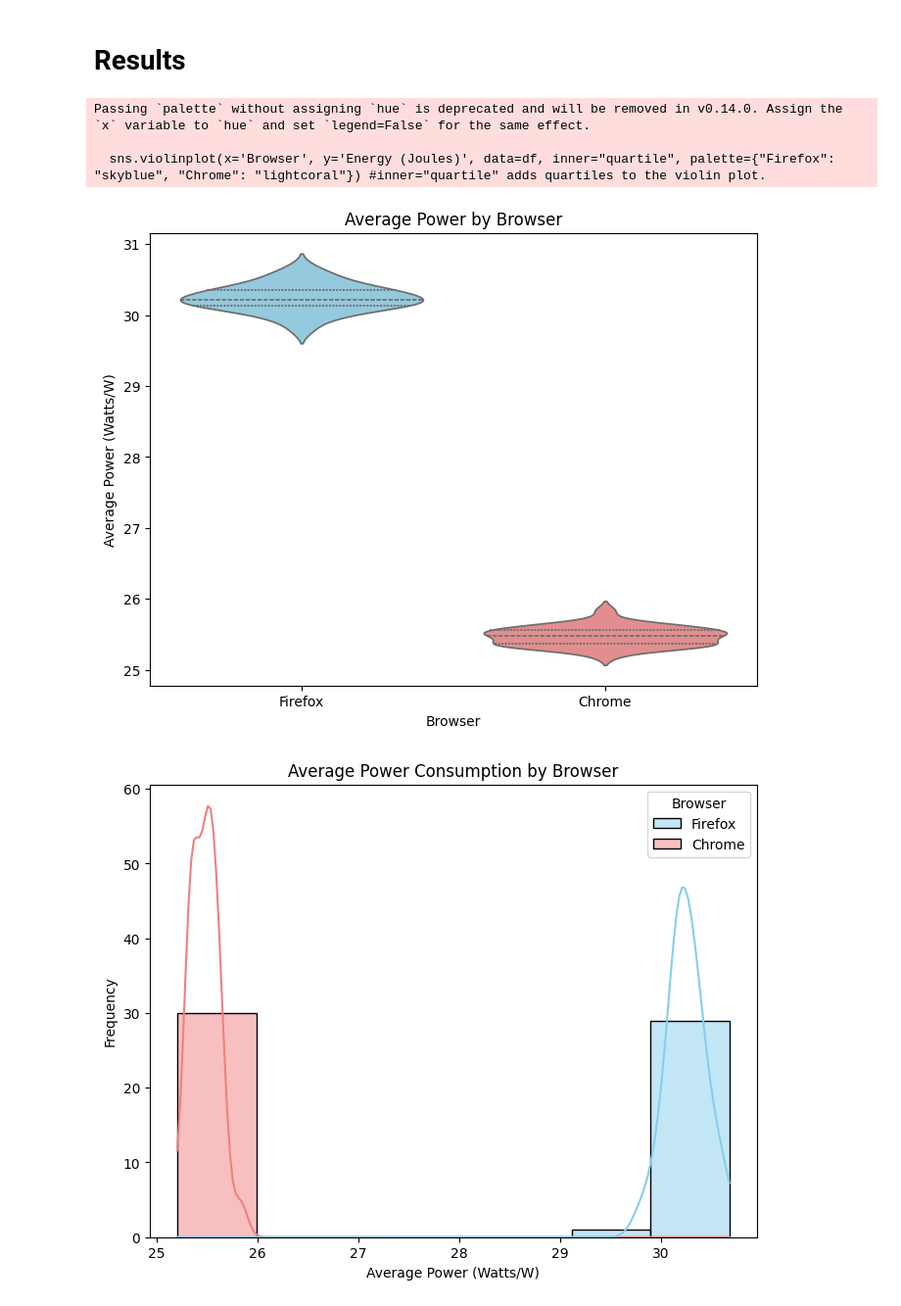
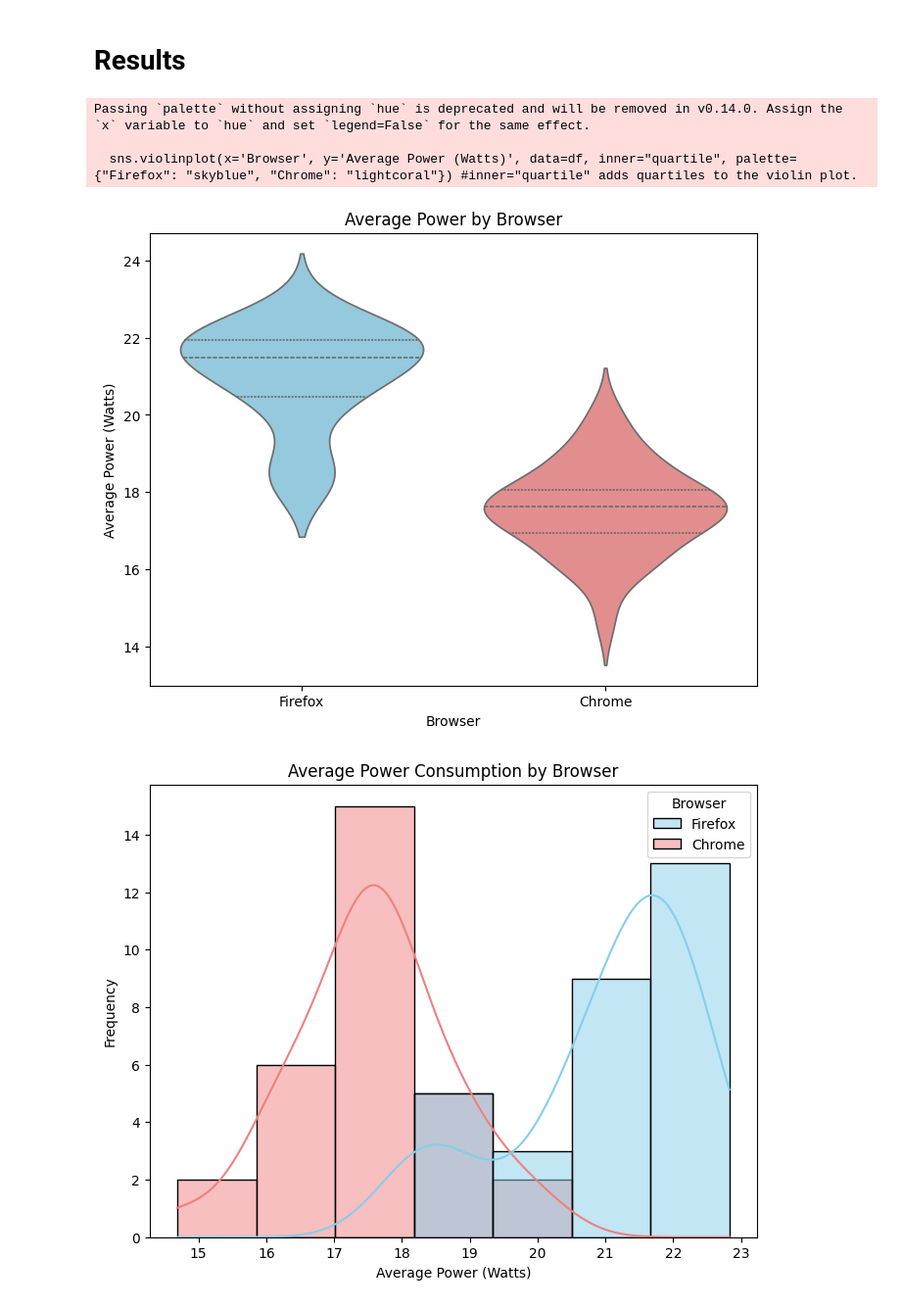
Before and after one commit to D4vidHuang/SSE_EnergyMeasurement, a Jupyter notebook: linux_scripts/data_processing.ipynb, the cells around one changed output. Shown at 98% size. Saved outputs shown, nothing was run; the diff lists cells and outputs as text; code cells hidden in the pictures.

Commit message:
results for reddit browsing linux

```diff
--- a/linux_scripts/data_processing.ipynb
+++ b/linux_scripts/data_processing.ipynb
@@ -7,45 +7,47 @@ from scipy.stats import ttest_ind
 # %% [markdown]
 # Processing Function
 # %%
+import pandas as pd
+import matplotlib.pyplot as plt
+import seaborn as sns
+from scipy.stats import ttest_ind
+
 def process_e_data(file_path):
     baseline = pd.read_csv('benchmark_results_sleep.csv')
     #calculate average of baseline
     baseline_avg = baseline['Energy (Joules)'].mean()
 
 
-    data = pd.read_csv('benchmark_results.csv')
+    data = pd.read_csv(file_path)
     df = pd.DataFrame(data)
 
-    # subtract baseline from energy column
-    df['Energy (Joules)'] = df['Energy (Joules)'] - baseline_avg
-    # Divide by 60 to get average power
-    df['Energy (Joules)'] = df['Energy (Joules)'] / 60
+    # Calculate average power in a new column
+    df['Average Power (Watts)'] = (df['Energy (Joules)'] - baseline_avg) / df[' Time (Seconds)']
 
     # Create the violin plot
     plt.figure(figsize=(8, 6))  # Adjust figure size if needed
-    sns.violinplot(x='Browser', y='Energy (Joules)', data=df, inner="quartile", palette={"Firefox": "skyblue", "Chrome": "lightcoral"}) #inner="quartile" adds quartiles to the violin plot.
+    sns.violinplot(x='Browser', y='Average Power (Watts)', data=df, inner="quartile", palette={"Firefox": "skyblue", "Chrome": "lightcoral"}) #inner="quartile" adds quartiles to the violin plot.
 
     plt.title('Average Power by Browser')
     plt.xlabel('Browser')
-    plt.ylabel('Average Power (Watts/W)')
+    plt.ylabel('Average Power (Watts)')  # Corrected y-axis label
     plt.show()
 
 
     #make distribution plot
     plt.figure(figsize=(8, 6))
-    sns.histplot(data=df, x='Energy (Joules)', hue='Browser', kde=True, palette={"Firefox": "skyblue", "Chrome": "lightcoral"})
+    sns.histplot(data=df, x='Average Power (Watts)', hue='Browser', kde=True, palette={"Firefox": "skyblue", "Chrome": "lightcoral"})
     plt.title('Average Power Consumption by Browser')
-    plt.xlabel('Average Power (Watts/W)')
+    plt.xlabel('Average Power (Watts)') # Corrected x-axis label
     plt.ylabel('Frequency')
     plt.show()
 
 
     #t-test
-    firefox = df[df['Browser'] == 'Firefox']['Energy (Joules)']
-    chrome = df[df['Browser'] == 'Chrome']['Energy (Joules)']
+    firefox = df[df['Browser'] == 'Firefox']['Average Power (Watts)']
+    chrome = df[df['Browser'] == 'Chrome']['Average Power (Watts)']
 
-    t_stat, p_val=t = ttest_ind(firefox, chrome)
+    t_stat, p_val = ttest_ind(firefox, chrome)
 
     print(f'The p-value is: {p_val}')
     print(f'The t-statistic is: {t_stat}')
-    # print(f'The confidence interval is: {conf_int}')
@@ -52,11 +63,11 @@ def process_e_data(file_path):
 # %% [markdown]
 # Results
 # %%
-process_e_data('benchmark_results.csv')
-process_e_data('benchmark_results_cubes.csv')
+# process_e_data('benchmark_results.csv')
+process_e_data('benchmark_results_reddit.csv')
 # %% [output]
 Passing `palette` without assigning `hue` is deprecated and will be removed in v0.14.0. Assign the `x` variable to `hue` and set `legend=False` for the same effect.
 
-  sns.violinplot(x='Browser', y='Energy (Joules)', data=df, inner="quartile", palette={"Firefox": "skyblue", "Chrome": "lightcoral"}) #inner="quartile" adds quartiles to the violin plot.
+  sns.violinplot(x='Browser', y='Average Power (Watts)', data=df, inner="quartile", palette={"Firefox": "skyblue", "Chrome": "lightcoral"}) #inner="quartile" adds quartiles to the violin plot.
-[figure, old version]
+[figure, new version]
-[figure, old version]
+[figure, new version]
```
Also changed, not shown: parts of 2 cells of this notebook, 1 other file.
